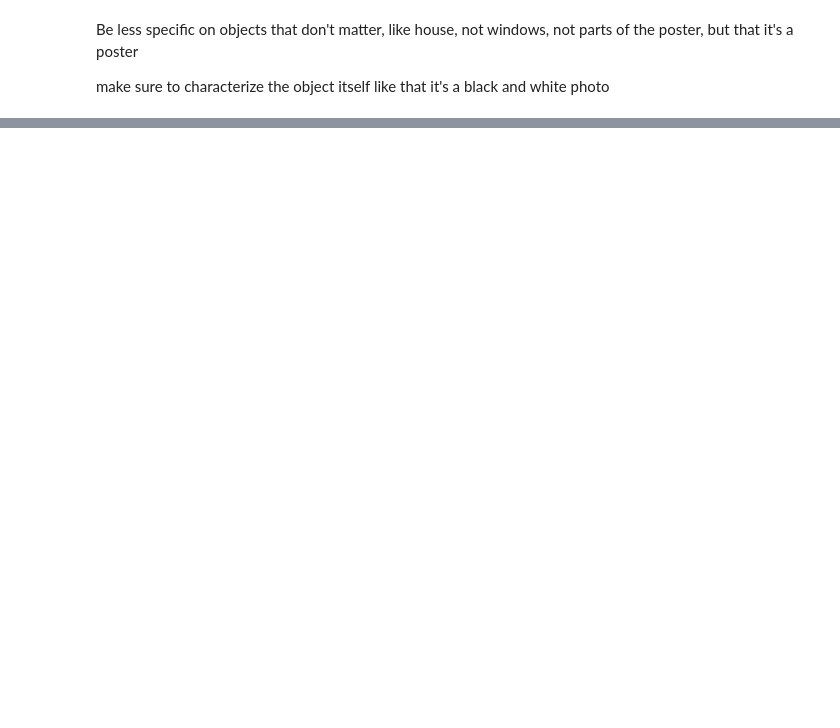
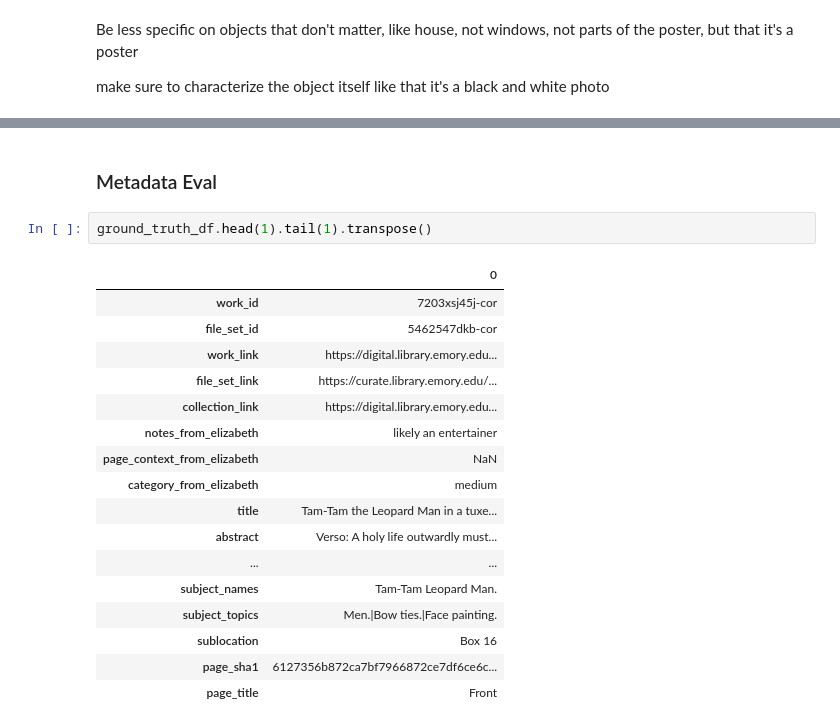
Before and after one commit to emory-libraries/ai-description, a Jupyter notebook: projects/research/metadata_generation.ipynb, the cells around one changed output, grey strips where cells are left out. Saved outputs shown, nothing was run; the diff lists cells and outputs as text; blank space fills up the shorter version.

```diff
--- a/projects/research/metadata_generation.ipynb
+++ b/projects/research/metadata_generation.ipynb
@@ -274,0 +319,22 @@ With Sonnet 3.5 v2
+# %% [markdown]
+### Metadata Eval
+# %%
+ground_truth_df.head(1).tail(1).transpose()
+# %% [output]
+|  | 0 |
+| work_id | 7203xsj45j-cor |
+| file_set_id | 5462547dkb-cor |
+| work_link | https://digital.library.emory.edu... |
+| file_set_link | https://curate.library.emory.edu/... |
+| collection_link | https://digital.library.emory.edu... |
+| notes_from_elizabeth | likely an entertainer |
+| page_context_from_elizabeth | NaN |
+| category_from_elizabeth | medium |
+| title | Tam-Tam the Leopard Man in a tuxe... |
+| abstract | Verso: A holy life outwardly must... |
+| ... | ... |
+| subject_names | Tam-Tam Leopard Man. |
+| subject_topics | Men.|Bow ties.|Face painting. |
+| sublocation | Box 16 |
+| page_sha1 | 6127356b872ca7bf7966872ce7df6ce6c... |
+| page_title | Front |
```
Also changed, not shown: parts of 28 cells of this notebook, 10 other files.
